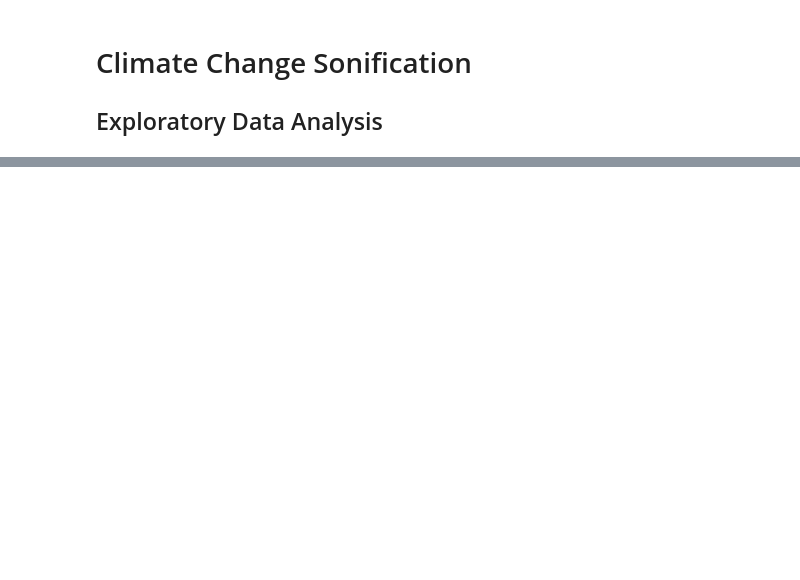
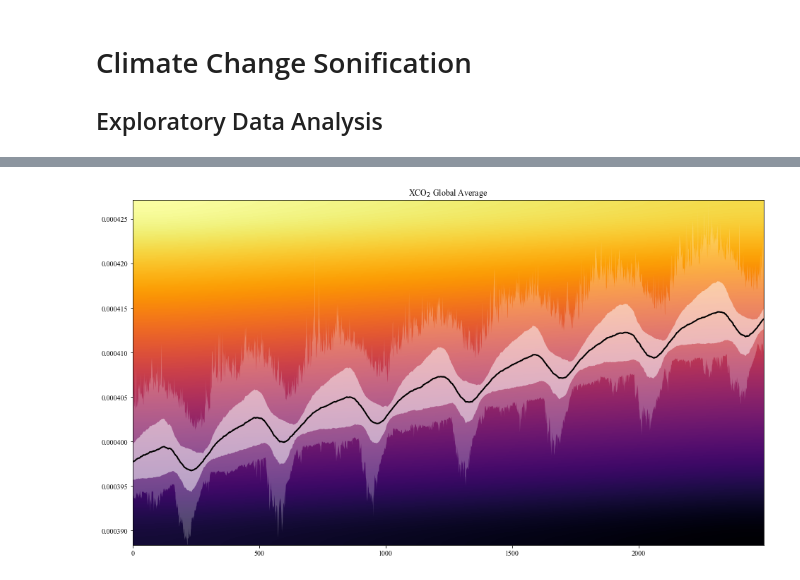
Before and after one commit to fabianmoss/climate-sonification, a Jupyter notebook: eda.ipynb, the cells around one changed output, grey strips where cells are left out. Drawn from its saved outputs; the diff is of its cells as text; code cells hidden in the pictures; blank space fills up the shorter version.

```diff
--- a/eda.ipynb
+++ b/eda.ipynb
@@ -139,0 +169,36 @@ plt.show()
+# %%
+# Global statistics
+means = np.array([ d.mean() for d in co2_data ])
+stds = np.array([ d.std() for d in co2_data ])
+mins = np.array([ d.min() for d in co2_data ])
+maxs = np.array([ d.max() for d in co2_data ])
+# %%
+_, ax = plt.subplots(figsize=(16,9))
+
+x = np.arange(len(co2_data))
+
+xmin = x.min()
+xmax = x.max()
+ymin = mins.min()
+ymax = maxs.max()
+
+k = 10
+X = np.arange(k * k).reshape(k,k)
+ax.imshow(X, interpolation='bicubic', cmap=mpl.cm.inferno_r,
+          extent=(xmin, xmax, ymin, ymax), alpha=1, aspect='auto')
+
+ax.plot(means, lw=2, c="black")
+
+# standard deviations
+ax.fill_between(x, means, means + stds, facecolor="white", alpha=.5)
+ax.fill_between(x, means, means - stds, facecolor="white", alpha=.5)
+
+# extrema
+ax.fill_between(x, means, mins, facecolor="white", alpha=.25)
+ax.fill_between(x, means, maxs, facecolor="white", alpha=.25)
+
+ax.set_ylim(ymin, ymax)
+ax.set_title("XCO$_2$ Global Average")
+plt.show()
+# %% [output]
+[figure, added]
```
Also changed, not shown: parts of 15 cells of this notebook, 5 other files.
